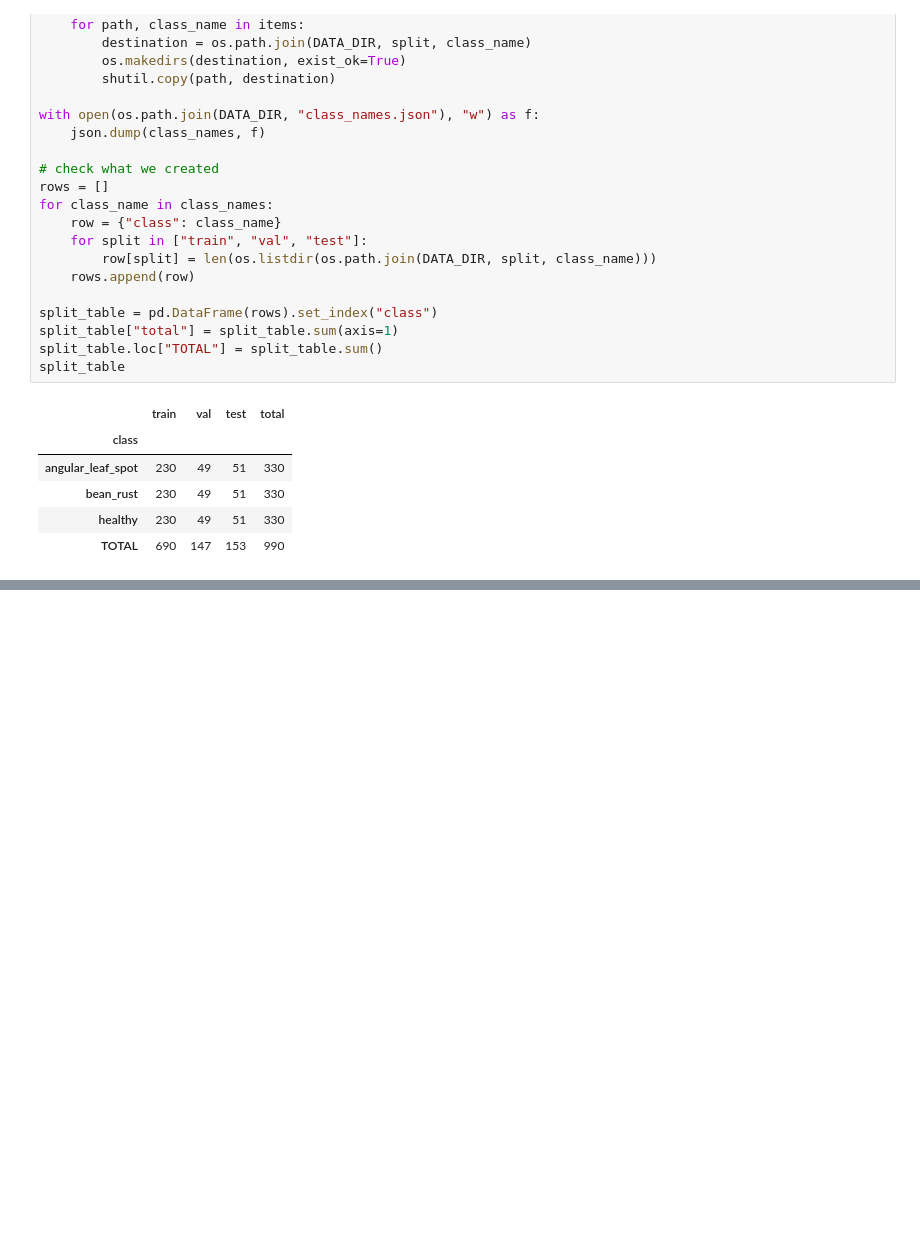
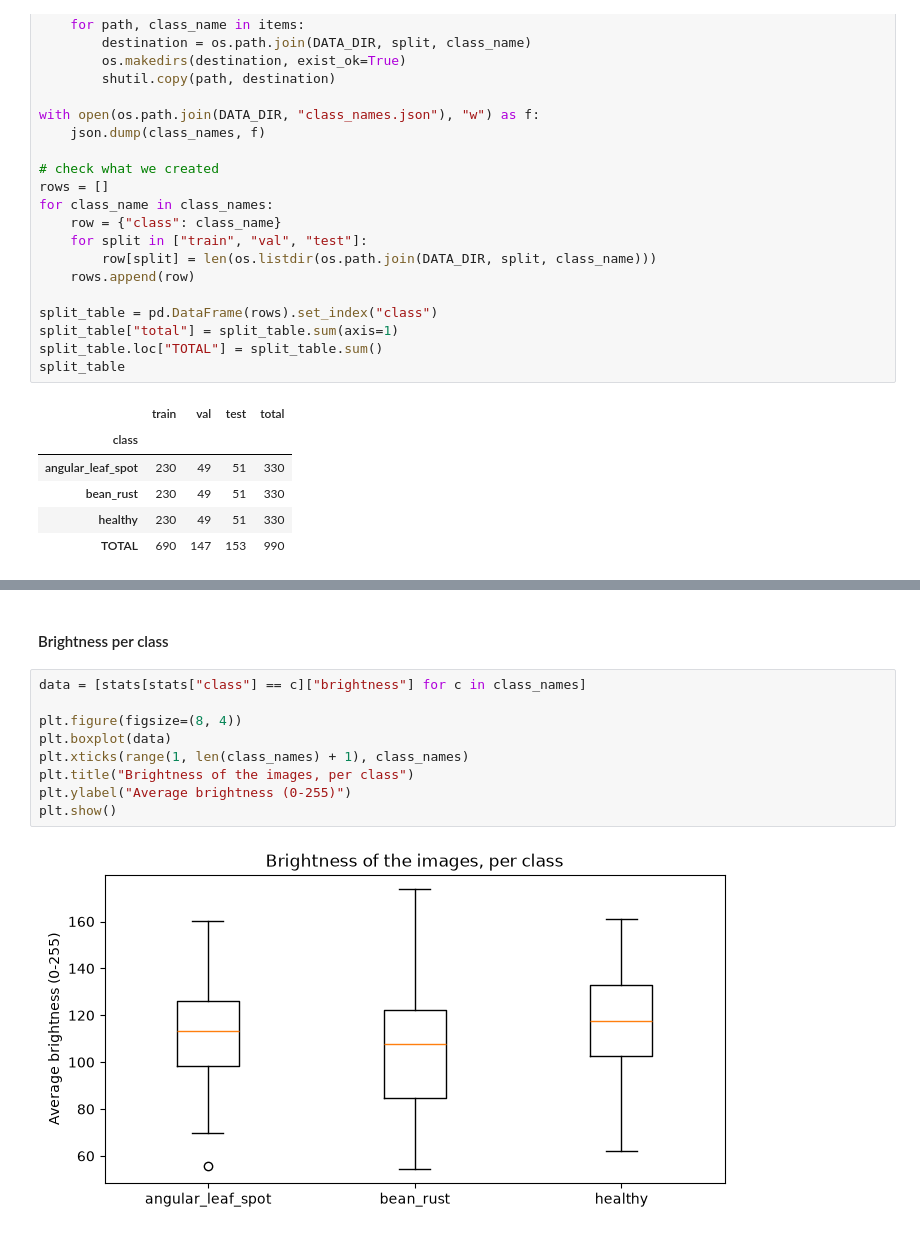
Before and after one commit to Jonathan2055/BeanGuardAI, a Jupyter notebook: notebook/bean_guard_notebook.ipynb, the cells around one changed output, grey strips where cells are left out. Saved outputs shown, nothing was run; the diff lists cells and outputs as text; blank space fills up the shorter version.

```diff
--- a/notebook/bean_guard_notebook.ipynb
+++ b/notebook/bean_guard_notebook.ipynb
@@ -275,0 +343,13 @@ split_table
+# %% [markdown]
+#### Brightness per class
+# %%
+data = [stats[stats["class"] == c]["brightness"] for c in class_names]
+
+plt.figure(figsize=(8, 4))
+plt.boxplot(data)
+plt.xticks(range(1, len(class_names) + 1), class_names)
+plt.title("Brightness of the images, per class")
+plt.ylabel("Average brightness (0-255)")
+plt.show()
+# %% [output]
+[figure, added]
```
Also changed, not shown: parts of 9 cells of this notebook.
